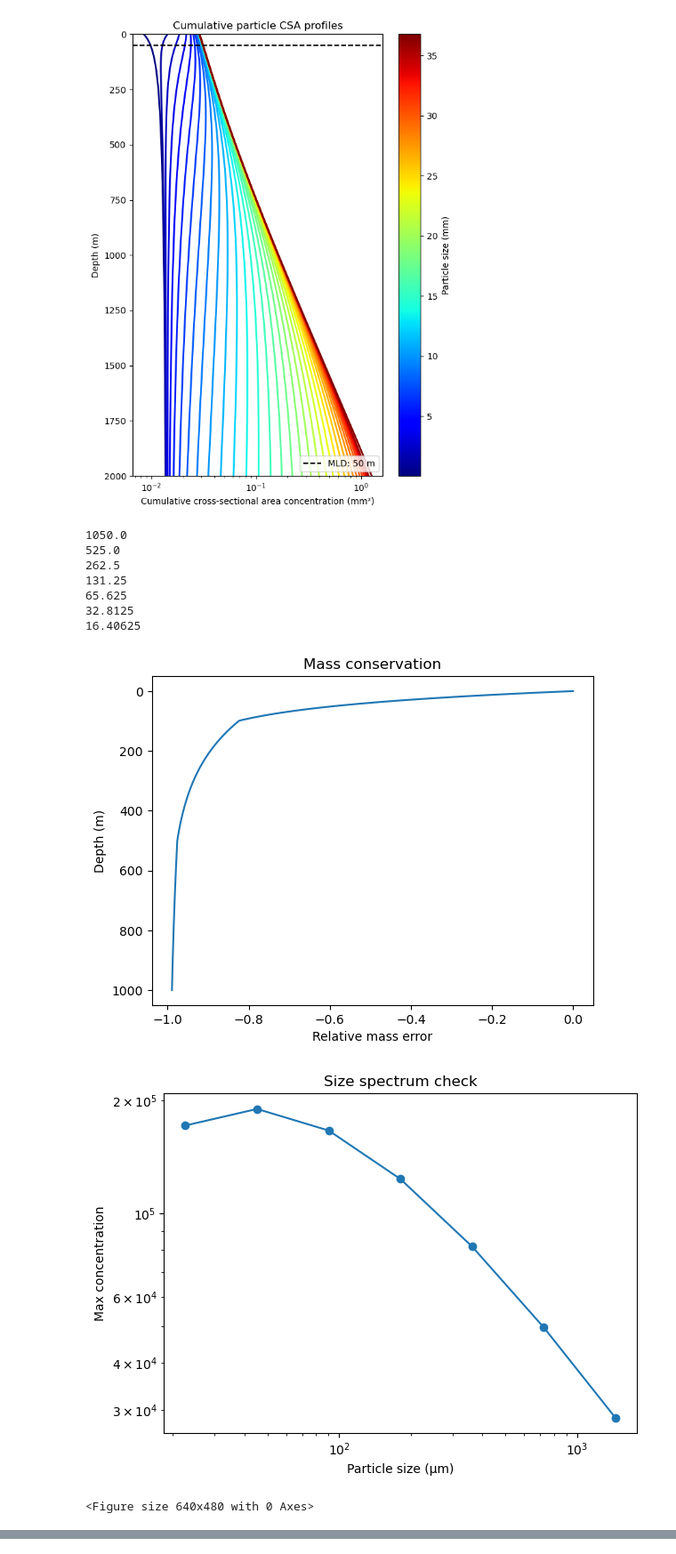
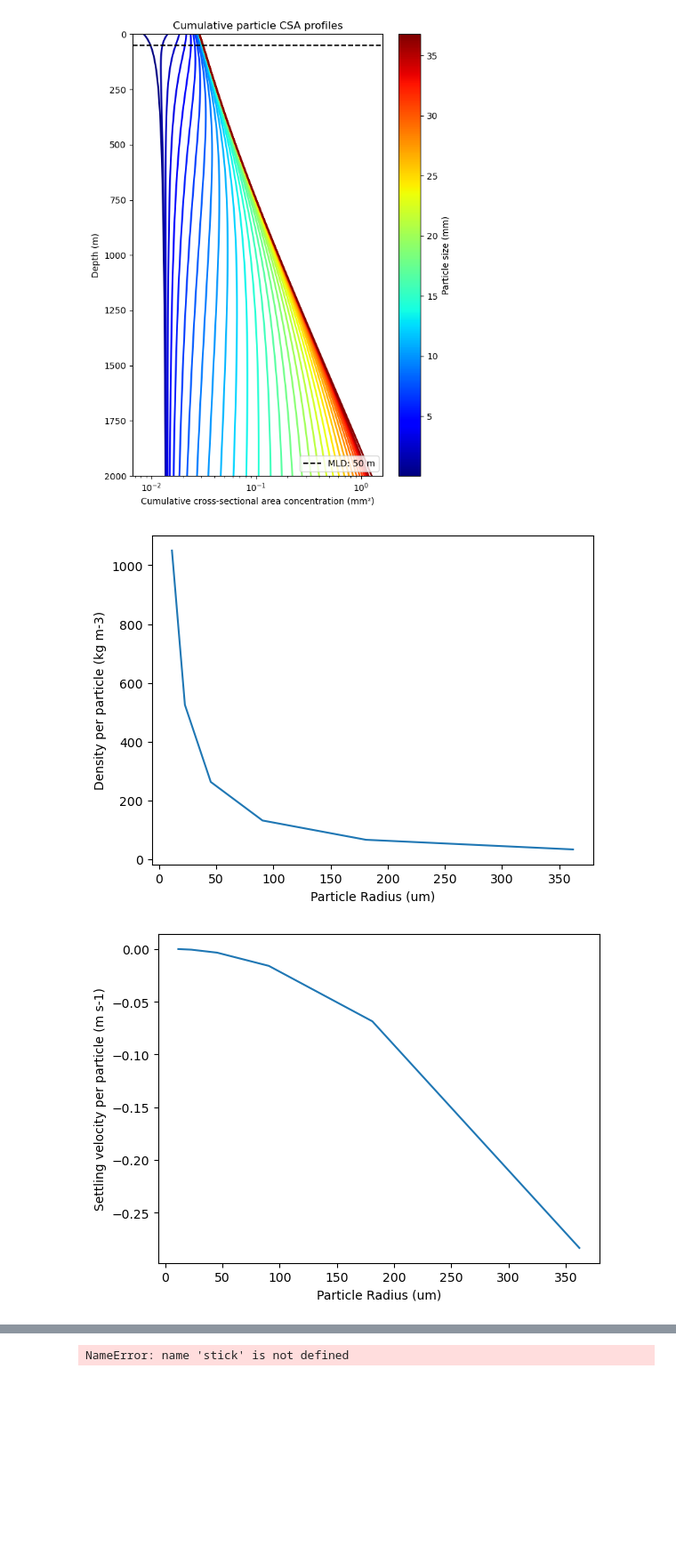
Before and after one commit to shodnett/agg_model_MSc, a Jupyter notebook: Agg_model.ipynb, the cells around one changed output, grey strips where cells are left out. Shown at 89% size. Drawn from its saved outputs; the diff is of its cells as text; code cells hidden in the pictures; blank space fills up the shorter version.

Commit message:
working through model, identifying density and sinking velocity discrepancies

```diff
--- a/Agg_model.ipynb
+++ b/Agg_model.ipynb
@@ -742,11 +742,11 @@ plt.show()
 # ------------------------------
 # SIZE BINS
 # ------------------------------
-#size_bounds = 2 ** np.arange(4, 15 + 1/3, 1/3)
-size_bounds = 2 ** np.arange(4, 12, 1)                              # specifies size bins in microns
+# size_bounds = 2 ** np.arange(4, 15 + 1/3, 1/3)
+size_bounds = 2 ** np.arange(4, 11, 1)                              # specifies size bins in microns
 size_bins = np.sqrt(size_bounds[:-1] * size_bounds[1:])             # calculates mid-size diameter of each bin as geometric mean (due to log spacing)
 
-radius = size_bins / 2.0                                            # calculates radius from diameter
+radius = size_bins / 2.0                                            # calculates radius from diameter (um)
 radius_m = radius * 1e-6                                            # converts radius into metres
 radius_mm = radius / 1000                                           # converts radius into mm
 
@@ -809,27 +809,59 @@ M = N * particle_mass                                               # number of
 # -------------------------------------------------------------------
 
 def particle_density(r):
-
+    """
+    Calculates the density of a particle of given radius (r), based on its size
+    relative to primary particle (smallest size class) radius. Radius must be in m.
+    """
     r0 = radius_m[0]                                                # reference particle = radius of smallest particle in range
     rho0 = 1050                                                     # smallest primary particle assigned a reference density of 1050 kg m-3, slightly denser than seawater
     relative_size = r / r0                                          # size of each particle relative to the primary one
     rho_eff = rho0 * (relative_size)**(Df - 3)                      # primary particle density x scaling factor to the power of Df - 3 (radial density equation)
 
-    return (rho_eff)
-    #, rho_f + 1)                                                   # spits out maximum density of particle - (REDACTED briefly): if particles are lighter than seawater, it returns a density of 1026 kg m-3
-                                                                    # currently without this rule, the densities are 1050.0, 525.0, 262.5, 131.25, 65.625, 32.8125, 16.40625, which seems v light
-for r in radius_m:                                                  # possibly need to have a rule that takes into account the density of water inside the aggregate which is seawater density
-    print(particle_density(r))                                      # SCH 2.7.26
+    return rho_eff
+    # max(rho_eff, rho_f + 1)                                       # spits out density of particle
+
+
+densities = []                                                      # This checks the density of the different size classes of particles - need to fix the drop below seawater density
+for r in radius_m:                                                    # possibly need to include rule accounting for water density inside aggregate SCH 3/7/26
+    density = particle_density(r)
+    densities.append(density)
+
+fig, ax = plt.subplots()
+ax.plot(radius, densities)
+ax.set_xlabel("Particle Radius (um)")
+ax.set_ylabel("Density per particle (kg m-3)")
+plt.tight_layout
+plt.show()
 
 # ------------------------------
 # SETTLING
 # ------------------------------
 
 def settling_velocity(r):
+    """
+    Calculates settling velocity using the Stokes equation.
+    Implic
+    """
 
     rho_eff = particle_density(r)
 
     return (2/9) * (rho_eff - rho_f) * g * r**2 / mu
+
+sink_velocities = []
+for r in radius_m:
+    speed = settling_velocity(r)
+    sink_velocities.append(speed)
+
+fig, ax = plt.subplots()
+ax.plot(radius, sink_velocities)
+ax.set_xlabel("Particle Radius (um)")
+ax.set_ylabel("Settling velocity per particle (m s-1)")
+plt.tight_layout
+plt.show()
+
+
+
 
 # ------------------------------
 # SHEAR
@@ -1140,40 +1172,32 @@ ax.axhline(
 ax.invert_yaxis()
 
 ax.set_xlabel(
     "Cumulative CSA concentration (mm²)"
 )
 
 ax.set_ylabel("Depth (m)")
 ax.set_title(
     "Mass-Conserving Aggregation Model"
 )
 
 norm = plt.Normalize(
     vmin=min(size_bins/1000),
     vmax=max(size_bins/1000)
 )
 
 sm = plt.cm.ScalarMappable(
     cmap=cmap,
     norm=norm
 )
 
 plt.colorbar(
     sm,
     ax=ax,
     label="Particle size (mm)"
 )
 
 plt.tight_layout()
 plt.show()
 # %% [output]
-1050.0
-525.0
-262.5
-131.25
-65.625
-32.8125
-16.40625
-[figure, old version]
+[figure, new version]
-[figure, old version]
+[figure, new version]
-<Figure size 640x480 with 0 Axes>
@@ -1181,3 +1204,4 @@ plt.show()
+NameError: name 'stick' is not defined
 # %%
 ## OBSERVATIONAL DATA DEPTH PROFILE (DIAGNOSTIC FIGURE)
 
```
Also changed, not shown: parts of 1 cell of this notebook.
